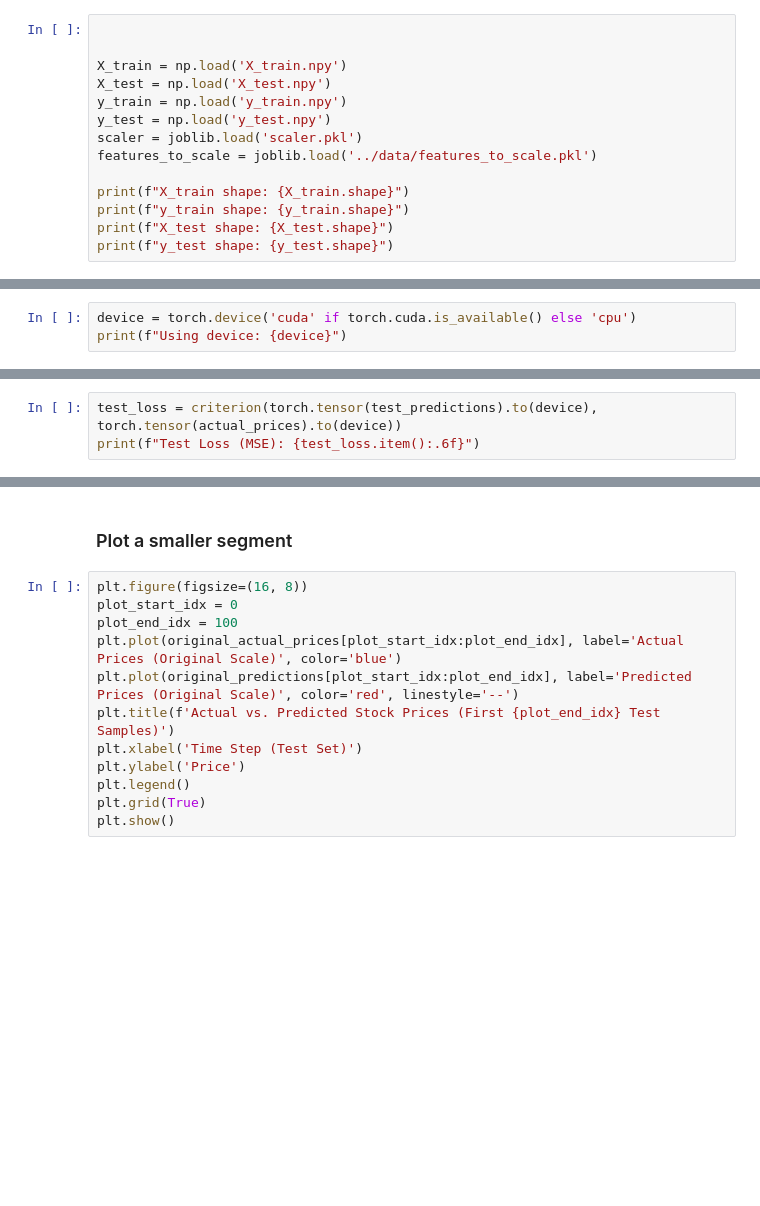
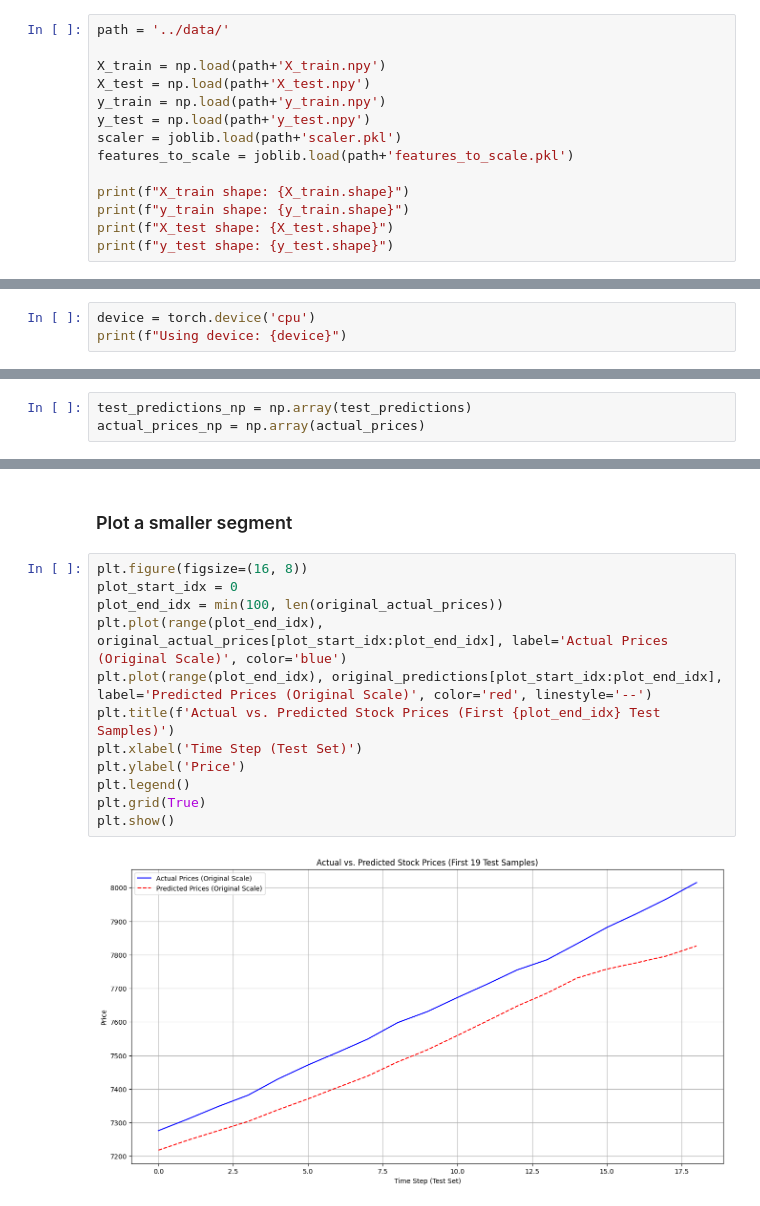
Before and after one commit to deafmind/Price-Pridiction-LSTM, a Jupyter notebook: notebooks/lstm_torch.ipynb, the cells around one changed output, grey strips where cells are left out. Saved outputs shown, nothing was run; the diff lists cells and outputs as text; blank space fills up the shorter version.

```diff
--- a/notebooks/lstm_torch.ipynb
+++ b/notebooks/lstm_torch.ipynb
@@ -17,14 +17,14 @@ import joblib
 # %% [markdown]
 #### Load the preprocessed sequences and scaler from the preprocessing script.
 # %%
+path = '../data/'
 
-
-X_train = np.load('X_train.npy')
-X_test = np.load('X_test.npy')
-y_train = np.load('y_train.npy')
-y_test = np.load('y_test.npy')
-scaler = joblib.load('scaler.pkl')
-features_to_scale = joblib.load('../data/features_to_scale.pkl')
+X_train = np.load(path+'X_train.npy')
+X_test = np.load(path+'X_test.npy')
+y_train = np.load(path+'y_train.npy')
+y_test = np.load(path+'y_test.npy')
+scaler = joblib.load(path+'scaler.pkl')
+features_to_scale = joblib.load(path+'features_to_scale.pkl')
 
 print(f"X_train shape: {X_train.shape}")
 print(f"y_train shape: {y_train.shape}")
@@ -35,5 +40,5 @@ print(f"y_test shape: {y_test.shape}")
 # %% [markdown]
 #### Check for GPU availabiliy
 # %%
-device = torch.device('cuda' if torch.cuda.is_available() else 'cpu')
+device = torch.device('cpu')
 print(f"Using device: {device}")
@@ -146,8 +178,8 @@ print(f"Test Loss (MSE): {test_loss.item():.6f}")
 # %% [markdown]
 ### Conevert to NumPy arrays
 # %%
-test_loss = criterion(torch.tensor(test_predictions).to(device), torch.tensor(actual_prices).to(device))
-print(f"Test Loss (MSE): {test_loss.item():.6f}")
+test_predictions_np = np.array(test_predictions)
+actual_prices_np = np.array(actual_prices)
 # %% [markdown]
 ### Inverse transform Predictions
 # %%
@@ -179,14 +213,16 @@ plt.show()
 # %%
 plt.figure(figsize=(16, 8))
 plot_start_idx = 0
-plot_end_idx = 100
-plt.plot(original_actual_prices[plot_start_idx:plot_end_idx], label='Actual Prices (Original Scale)', color='blue')
-plt.plot(original_predictions[plot_start_idx:plot_end_idx], label='Predicted Prices (Original Scale)', color='red', linestyle='--')
+plot_end_idx = min(100, len(original_actual_prices))
+plt.plot(range(plot_end_idx), original_actual_prices[plot_start_idx:plot_end_idx], label='Actual Prices (Original Scale)', color='blue')
+plt.plot(range(plot_end_idx), original_predictions[plot_start_idx:plot_end_idx], label='Predicted Prices (Original Scale)', color='red', linestyle='--')
 plt.title(f'Actual vs. Predicted Stock Prices (First {plot_end_idx} Test Samples)')
 plt.xlabel('Time Step (Test Set)')
 plt.ylabel('Price')
 plt.legend()
 plt.grid(True)
 plt.show()
+# %% [output]
+[figure, added]
 # %%
 print("\n--- PyTorch LSTM Training and Evaluation Complete ---")
```
Also changed, not shown: parts of 8 cells of this notebook, 9 other files.
